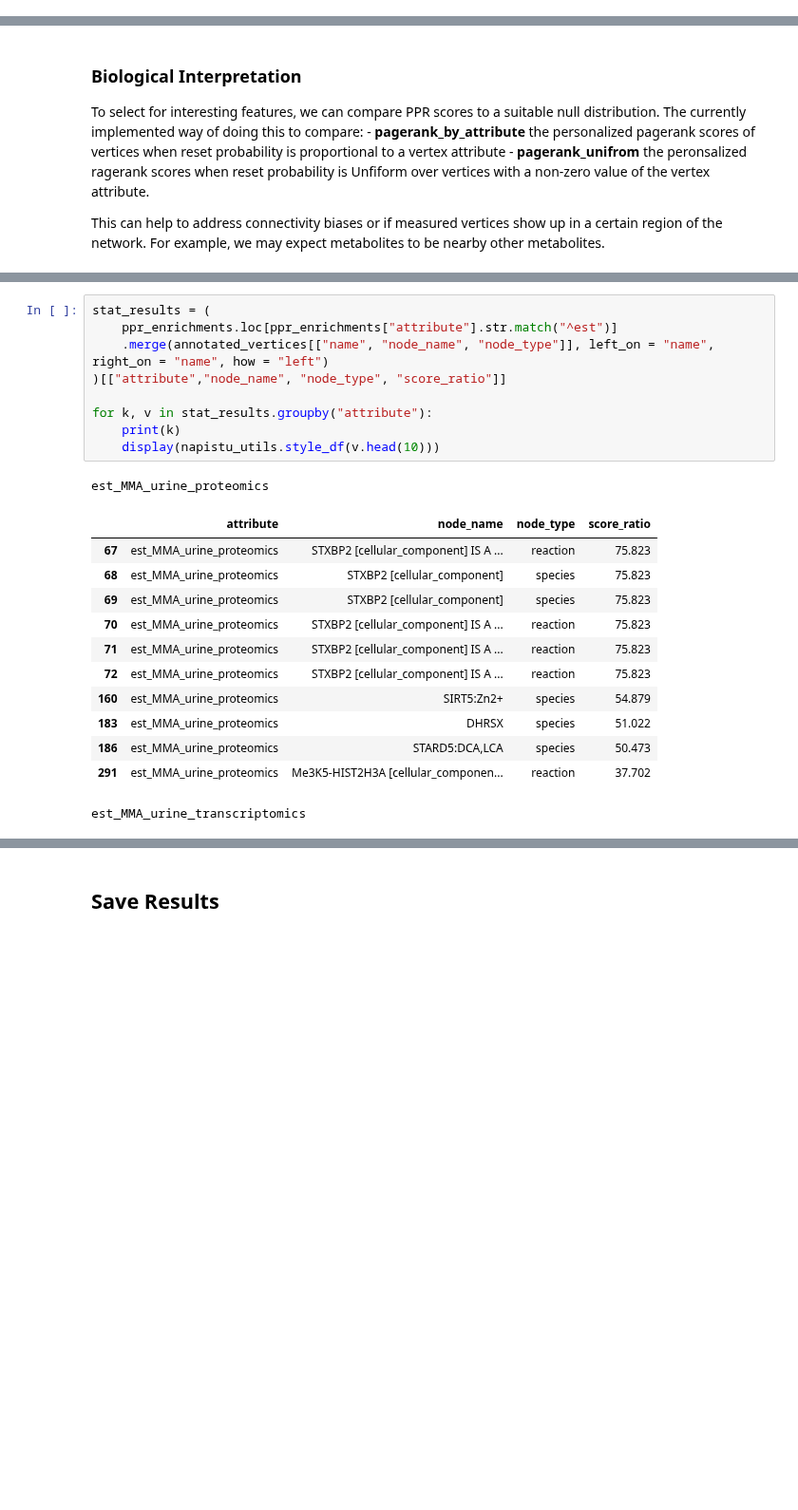
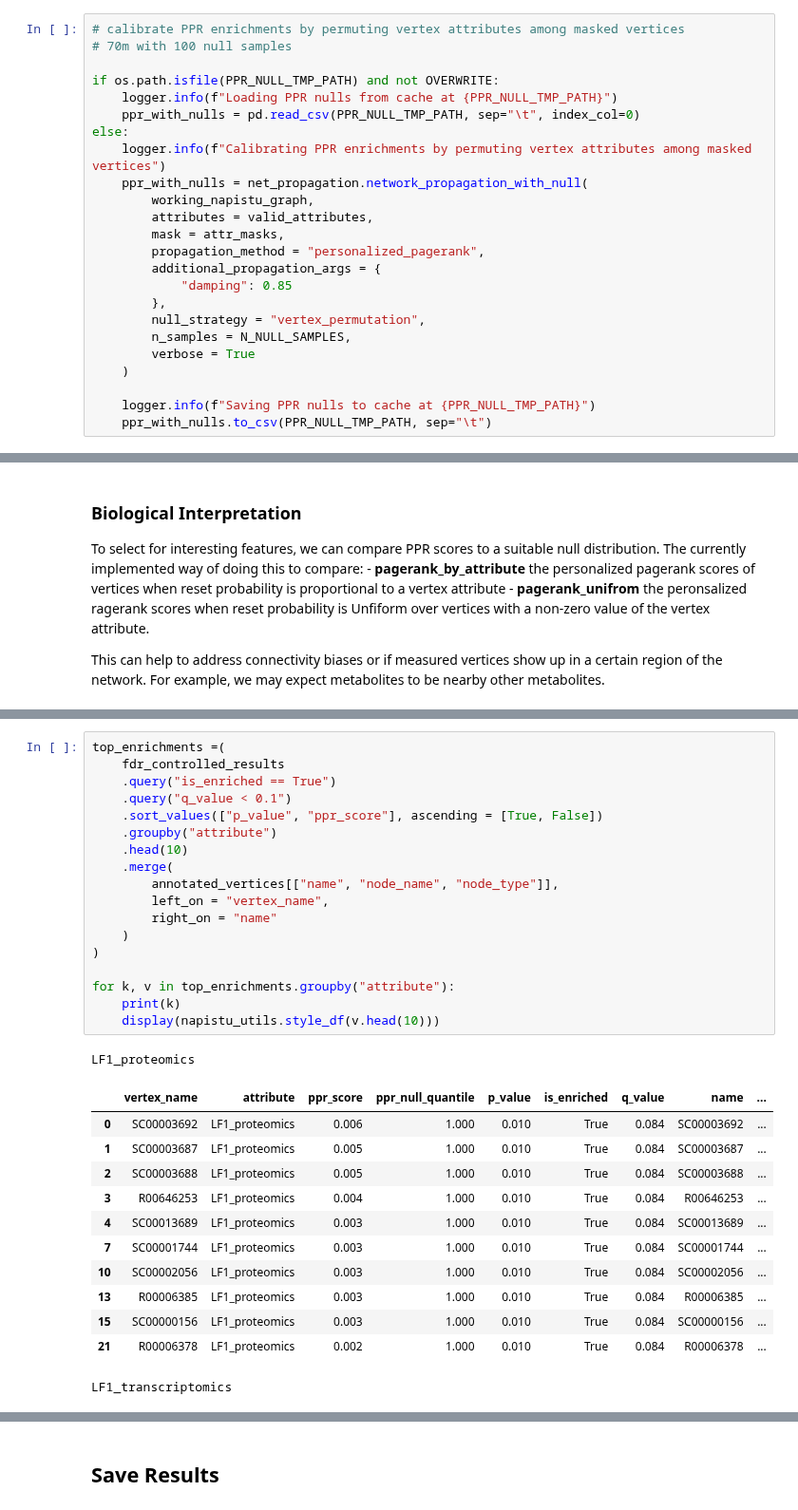
Before and after one commit to napistu/napistu-scrapyard, a Jupyter notebook: applications/forny_2023/napistu_forny.ipynb, the cells around one changed output, grey strips where cells are left out. Shown at 95% size. Saved outputs shown, nothing was run; the diff lists cells and outputs as text; blank space fills up the shorter version.

```diff
--- a/applications/forny_2023/napistu_forny.ipynb
+++ b/applications/forny_2023/napistu_forny.ipynb
@@ -667,0 +855,24 @@ reorganized_results = pd.concat(list(reorganized_results.values()))
+# %%
+# calibrate PPR enrichments by permuting vertex attributes among masked vertices
+# 70m with 100 null samples
+
+if os.path.isfile(PPR_NULL_TMP_PATH) and not OVERWRITE:
+    logger.info(f"Loading PPR nulls from cache at {PPR_NULL_TMP_PATH}")
+    ppr_with_nulls = pd.read_csv(PPR_NULL_TMP_PATH, sep="\t", index_col=0)
+else:
+    logger.info(f"Calibrating PPR enrichments by permuting vertex attributes among masked vertices")
+    ppr_with_nulls = net_propagation.network_propagation_with_null(
+        working_napistu_graph,
+        attributes = valid_attributes,
+        mask = attr_masks,
+        propagation_method = "personalized_pagerank",
+        additional_propagation_args = {
+            "damping": 0.85
+        },
+        null_strategy = "vertex_permutation",
+        n_samples = N_NULL_SAMPLES,
+        verbose = True
+    )
+
+    logger.info(f"Saving PPR nulls to cache at {PPR_NULL_TMP_PATH}")
+    ppr_with_nulls.to_csv(PPR_NULL_TMP_PATH, sep="\t")
@@ -704,23 +1050,32 @@ Name: count, dtype: int64
 # %%
-stat_results = (
-    ppr_enrichments.loc[ppr_enrichments["attribute"].str.match("^est")]
-    .merge(annotated_vertices[["name", "node_name", "node_type"]], left_on = "name", right_on = "name", how = "left")
-)[["attribute","node_name", "node_type", "score_ratio"]]
+top_enrichments =(
+    fdr_controlled_results
+    .query("is_enriched == True")
+    .query("q_value < 0.1")
+    .sort_values(["p_value", "ppr_score"], ascending = [True, False])
+    .groupby("attribute")
+    .head(10)
+    .merge(
+        annotated_vertices[["name", "node_name", "node_type"]],
+        left_on = "vertex_name",
+        right_on = "name"
+    )
+)
 
-for k, v in stat_results.groupby("attribute"):
+for k, v in top_enrichments.groupby("attribute"):
     print(k)
     display(napistu_utils.style_df(v.head(10)))
 # %% [output]
-est_MMA_urine_proteomics
+LF1_proteomics
-|  | attribute | node_name | node_type | score_ratio |
-| 67 | est_MMA_urine_proteomics | STXBP2 [cellular_component] IS A ... | reaction | 75.823 |
-| 68 | est_MMA_urine_proteomics | STXBP2 [cellular_component] | species | 75.823 |
-| 69 | est_MMA_urine_proteomics | STXBP2 [cellular_component] | species | 75.823 |
-| 70 | est_MMA_urine_proteomics | STXBP2 [cellular_component] IS A ... | reaction | 75.823 |
-| 71 | est_MMA_urine_proteomics | STXBP2 [cellular_component] IS A ... | reaction | 75.823 |
-| 72 | est_MMA_urine_proteomics | STXBP2 [cellular_component] IS A ... | reaction | 75.823 |
-| 160 | est_MMA_urine_proteomics | SIRT5:Zn2+ | species | 54.879 |
-| 183 | est_MMA_urine_proteomics | DHRSX | species | 51.022 |
-| 186 | est_MMA_urine_proteomics | STARD5:DCA,LCA | species | 50.473 |
-| 291 | est_MMA_urine_proteomics | Me3K5-HIST2H3A [cellular_componen... | reaction | 37.702 |
+|  | vertex_name | attribute | ppr_score | ppr_null_quantile | p_value | is_enriched | q_value | name | ... |
+| 0 | SC00003692 | LF1_proteomics | 0.006 | 1.000 | 0.010 | True | 0.084 | SC00003692 | ... |
+| 1 | SC00003687 | LF1_proteomics | 0.005 | 1.000 | 0.010 | True | 0.084 | SC00003687 | ... |
+| 2 | SC00003688 | LF1_proteomics | 0.005 | 1.000 | 0.010 | True | 0.084 | SC00003688 | ... |
+| 3 | R00646253 | LF1_proteomics | 0.004 | 1.000 | 0.010 | True | 0.084 | R00646253 | ... |
+| 4 | SC00013689 | LF1_proteomics | 0.003 | 1.000 | 0.010 | True | 0.084 | SC00013689 | ... |
+| 7 | SC00001744 | LF1_proteomics | 0.003 | 1.000 | 0.010 | True | 0.084 | SC00001744 | ... |
+| 10 | SC00002056 | LF1_proteomics | 0.003 | 1.000 | 0.010 | True | 0.084 | SC00002056 | ... |
+| 13 | R00006385 | LF1_proteomics | 0.003 | 1.000 | 0.010 | True | 0.084 | R00006385 | ... |
+| 15 | SC00000156 | LF1_proteomics | 0.003 | 1.000 | 0.010 | True | 0.084 | SC00000156 | ... |
+| 21 | R00006378 | LF1_proteomics | 0.002 | 1.000 | 0.010 | True | 0.084 | R00006378 | ... |
-est_MMA_urine_transcriptomics
+LF1_transcriptomics
```
Also changed, not shown: parts of 45 cells of this notebook, 7 other files.
